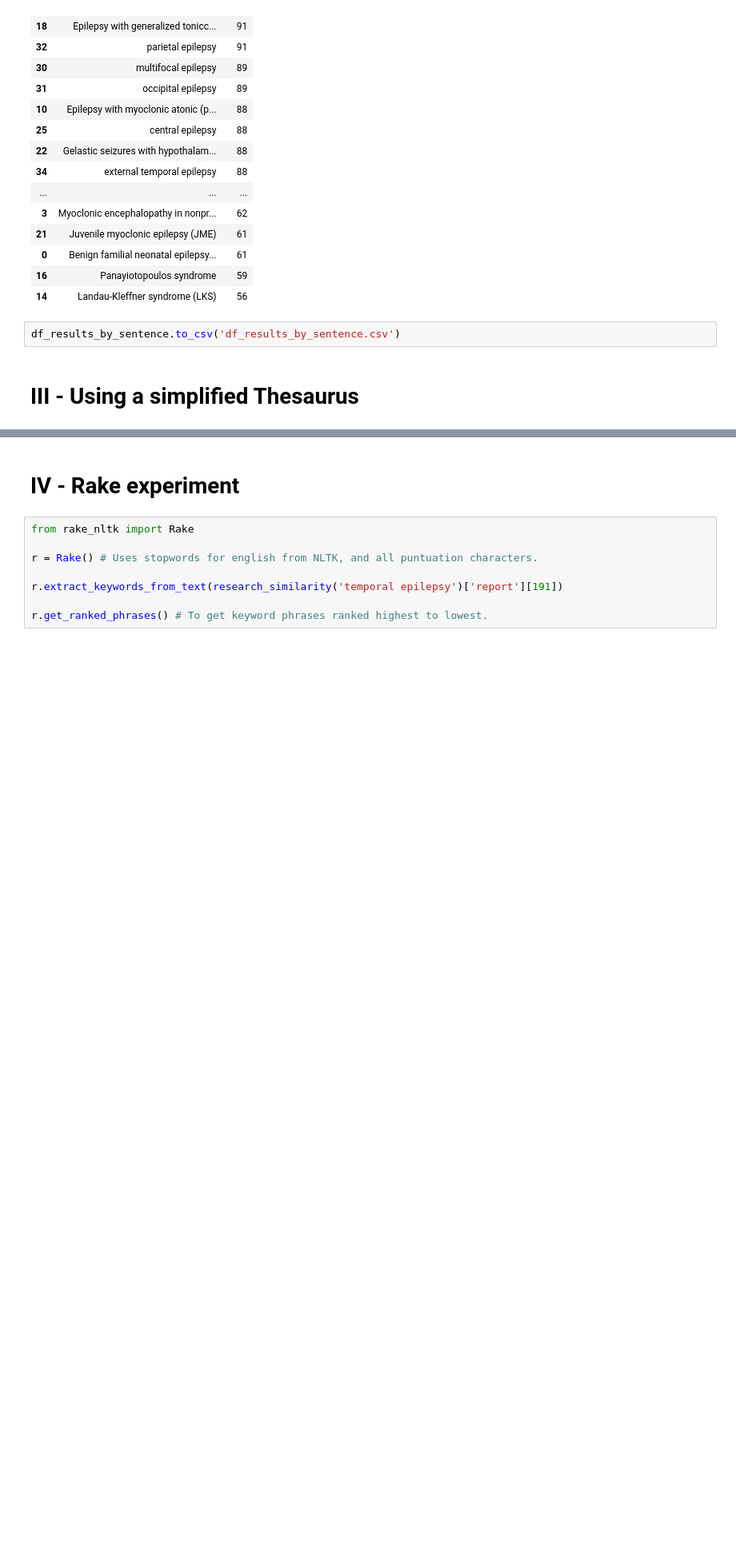
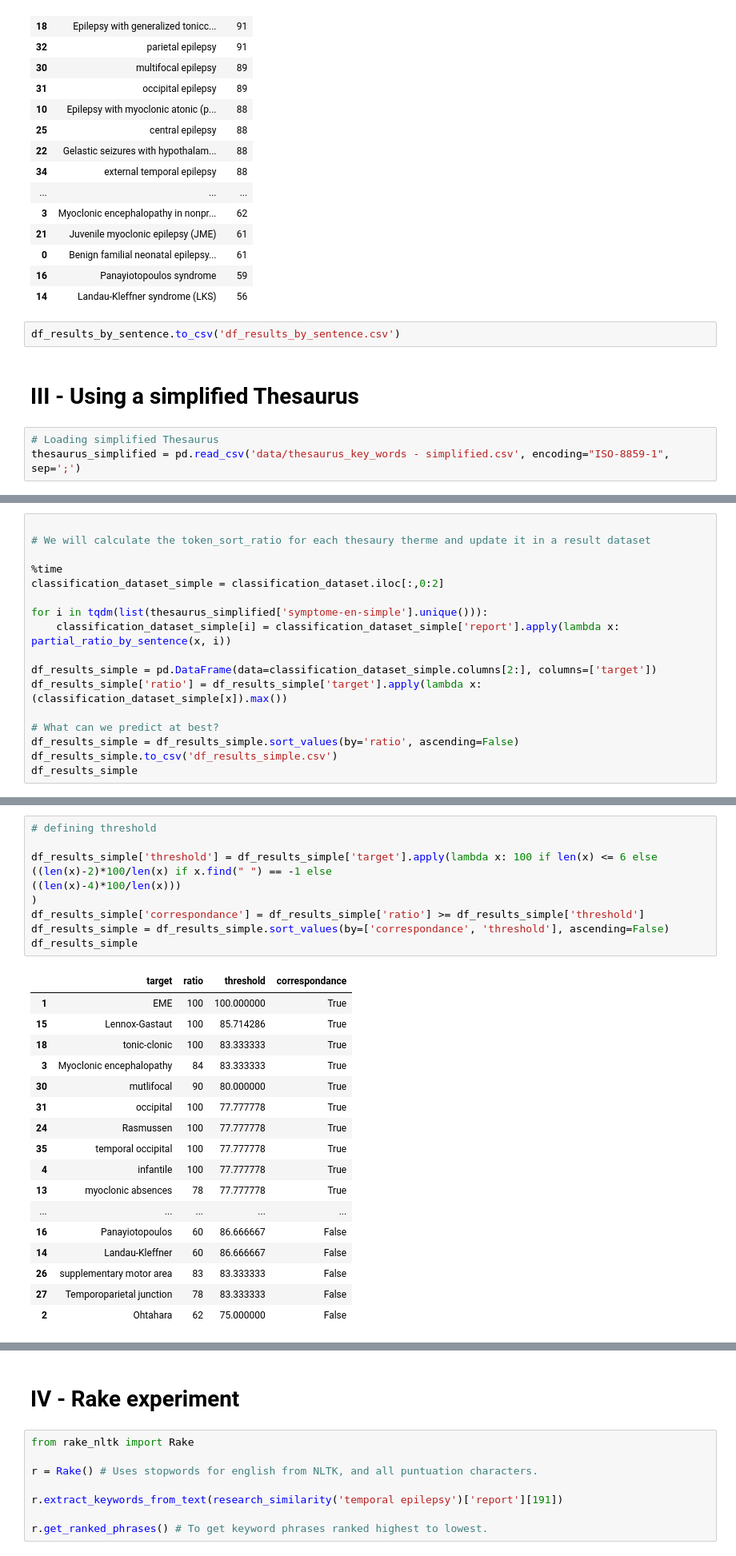
Before and after one commit to alexisgcomte/projet_aura_classification, a Jupyter notebook: B. first automatic tag detection.ipynb, the cells around one changed output, grey strips where cells are left out. Shown: that part at 80% size. Saved outputs shown, nothing was run; the diff lists cells and outputs as text; blank space fills up the shorter version.

Commit message:
updating research with simpler thesaurus

```diff
--- a/B. first automatic tag detection.ipynb
+++ b/B. first automatic tag detection.ipynb
@@ -263,3 +264,6 @@ Benign familial neonatal epilepsy (BFNE)
 df_results_by_sentence.to_csv('df_results_by_sentence.csv')
 # %% [markdown]
 # III - Using a simplified Thesaurus
+# %%
+# Loading simplified Thesaurus
+thesaurus_simplified = pd.read_csv('data/thesaurus_key_words - simplified.csv', encoding="ISO-8859-1", sep=';')
@@ -265,0 +279,17 @@ df_results_by_sentence.to_csv('df_results_by_sentence.csv')
+# %%
+
+# We will calculate the token_sort_ratio for each thesaury therme and update it in a result dataset
+
+%time
+classification_dataset_simple = classification_dataset.iloc[:,0:2]
+
+for i in tqdm(list(thesaurus_simplified['symptome-en-simple'].unique())):
+    classification_dataset_simple[i] = classification_dataset_simple['report'].apply(lambda x: partial_ratio_by_sentence(x, i))
+
+df_results_simple = pd.DataFrame(data=classification_dataset_simple.columns[2:], columns=['target'])
+df_results_simple['ratio'] = df_results_simple['target'].apply(lambda x: (classification_dataset_simple[x]).max())
+
+# What can we predict at best?
+df_results_simple = df_results_simple.sort_values(by='ratio', ascending=False)
+df_results_simple.to_csv('df_results_simple.csv')
+df_results_simple
@@ -265,0 +315,28 @@ df_results_by_sentence.to_csv('df_results_by_sentence.csv')
+# %%
+# defining threshold
+
+df_results_simple['threshold'] = df_results_simple['target'].apply(lambda x: 100 if len(x) <= 6 else
+((len(x)-2)*100/len(x) if x.find(" ") == -1 else
+((len(x)-4)*100/len(x)))
+)
+df_results_simple['correspondance'] = df_results_simple['ratio'] >= df_results_simple['threshold']
+df_results_simple = df_results_simple.sort_values(by=['correspondance', 'threshold'], ascending=False)
+df_results_simple
+# %% [output]
+|  | target | ratio | threshold | correspondance |
+| 1 | EME | 100 | 100.000000 | True |
+| 15 | Lennox-Gastaut | 100 | 85.714286 | True |
+| 18 | tonic-clonic | 100 | 83.333333 | True |
+| 3 | Myoclonic encephalopathy | 84 | 83.333333 | True |
+| 30 | mutlifocal | 90 | 80.000000 | True |
+| 31 | occipital | 100 | 77.777778 | True |
+| 24 | Rasmussen | 100 | 77.777778 | True |
+| 35 | temporal occipital | 100 | 77.777778 | True |
+| 4 | infantile | 100 | 77.777778 | True |
+| 13 | myoclonic absences | 78 | 77.777778 | True |
+| ... | ... | ... | ... | ... |
+| 16 | Panayiotopoulos | 60 | 86.666667 | False |
+| 14 | Landau-Kleffner | 60 | 86.666667 | False |
+| 26 | supplementary motor area | 83 | 83.333333 | False |
+| 27 | Temporoparietal junction | 78 | 83.333333 | False |
+| 2 | Ohtahara | 62 | 75.000000 | False |
```
Also changed, not shown: parts of 9 cells of this notebook, 2 other files.
